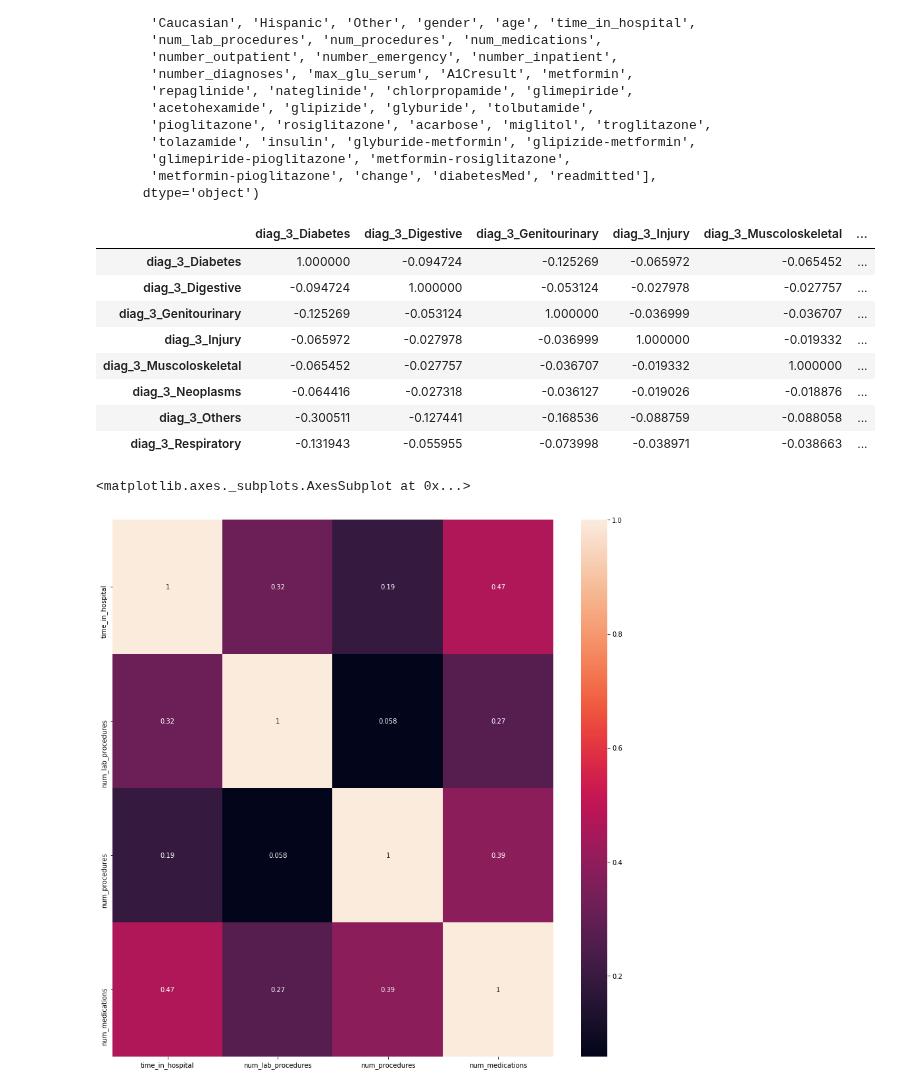
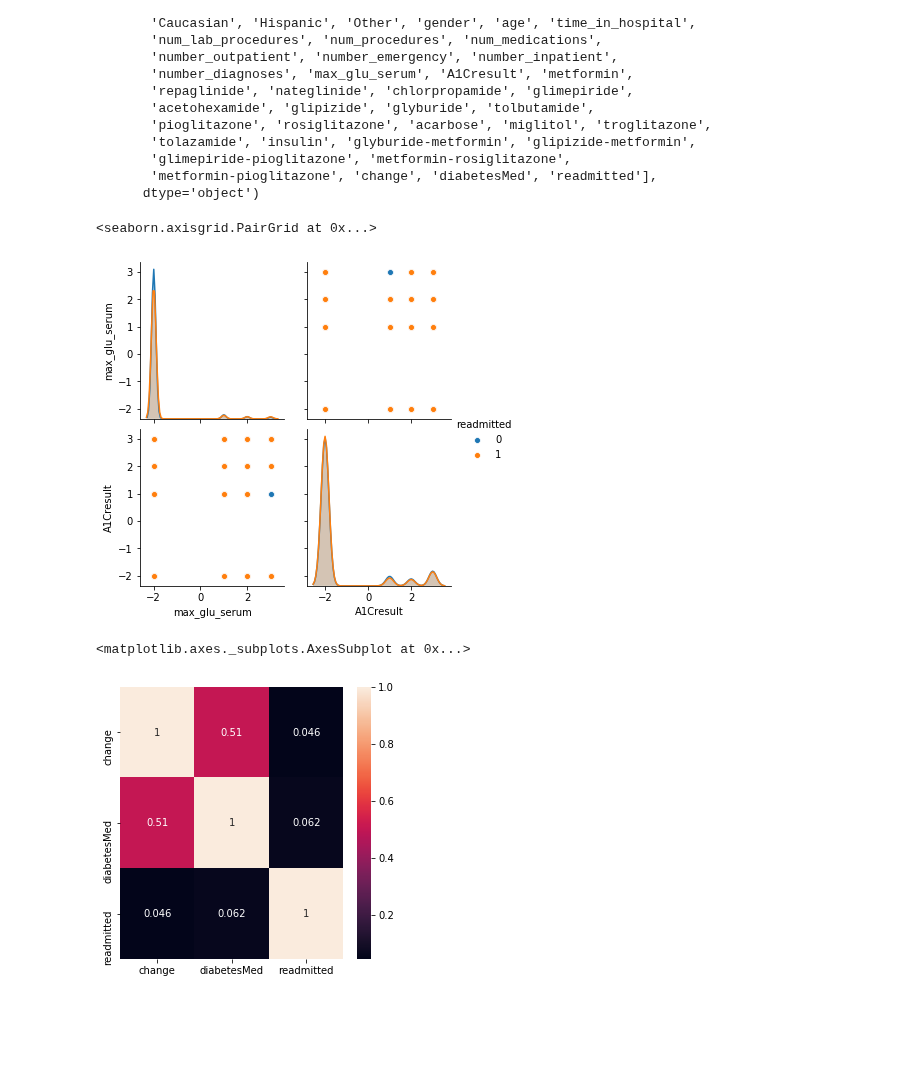
Before and after one commit to Praneet9/Machine_Learning, a Jupyter notebook: Predictive_Analysis/EDA/Diabetes Data.ipynb, the cells around one changed output. Saved outputs shown, nothing was run; the diff lists cells and outputs as text; code cells hidden in the pictures; blank space fills up the shorter version.

Commit message:
Model on Diabetes 130 US Hospitals dataset

```diff
--- a/Predictive_Analysis/EDA/Diabetes Data.ipynb
+++ b/Predictive_Analysis/EDA/Diabetes Data.ipynb
@@ -167,7 +175,7 @@ Name: A1Cresult, dtype: int64
 * The **None** value is converted to -3 because we want it to be treated as an outlier or out of range value
 # %%
 replace_dict_tests = {
-    'None': -3,
+    'None': -2,
     'Norm': 1,
     '>200': 2,
     '>300': 3,
@@ -226,6 +240,7 @@ Categorizing Gender and dropping Invalid gender as there are only 3 such rows
 # %%
 diabetes_data = diabetes_data.replace({'Female': 0, 'Male': 1})
 diabetes_data = diabetes_data.replace('Unknown/Invalid', np.nan).dropna(axis = 0)
+diabetes_data['gender'] = diabetes_data['gender'].astype(np.uint8)
 # %% [markdown]
 Getting categorical values for `diag_1`, `diag_2` and `diag_3`
 # %%
@@ -304,21 +333,14 @@ drugs = ['metformin','repaglinide', 'nateglinide', 'chlorpropamide',
          'glipizide-metformin', 'glimepiride-pioglitazone',
          'metformin-rosiglitazone', 'metformin-pioglitazone']
-# %%
-diabetes_data[list(diabetes_data.columns)[:8]].corr()
-# %% [output]
-|  | diag_3_Diabetes | diag_3_Digestive | diag_3_Genitourinary | diag_3_Injury | diag_3_Muscoloskeletal | ... |
-| diag_3_Diabetes | 1.000000 | -0.094724 | -0.125269 | -0.065972 | -0.065452 | ... |
-| diag_3_Digestive | -0.094724 | 1.000000 | -0.053124 | -0.027978 | -0.027757 | ... |
-| diag_3_Genitourinary | -0.125269 | -0.053124 | 1.000000 | -0.036999 | -0.036707 | ... |
-| diag_3_Injury | -0.065972 | -0.027978 | -0.036999 | 1.000000 | -0.019332 | ... |
-| diag_3_Muscoloskeletal | -0.065452 | -0.027757 | -0.036707 | -0.019332 | 1.000000 | ... |
-| diag_3_Neoplasms | -0.064416 | -0.027318 | -0.036127 | -0.019026 | -0.018876 | ... |
-| diag_3_Others | -0.300511 | -0.127441 | -0.168536 | -0.088759 | -0.088058 | ... |
-| diag_3_Respiratory | -0.131943 | -0.055955 | -0.073998 | -0.038971 | -0.038663 | ... |
+# %%
+sns.pairplot(diabetes_data[['max_glu_serum', 'A1Cresult'] + ['readmitted']], hue='readmitted')
+# %% [output]
+<seaborn.axisgrid.PairGrid at 0x...>
+[figure, added]
 # %%
-f, ax = plt.subplots(figsize=(15, 15))
-sns.matrix.heatmap(diabetes_data[['time_in_hospital', 'num_lab_procedures', 'num_procedures',
-                                  'num_medications']].corr(), annot=True)
+f, ax = plt.subplots(figsize=(5, 5))
+
+sns.heatmap(diabetes_data[['change', 'diabetesMed', 'readmitted']].corr(), annot=True)
 # %% [output]
 <matplotlib.axes._subplots.AxesSubplot at 0x...>
-[figure, old version]
+[figure, new version]
```
Also changed, not shown: parts of 52 cells of this notebook.
